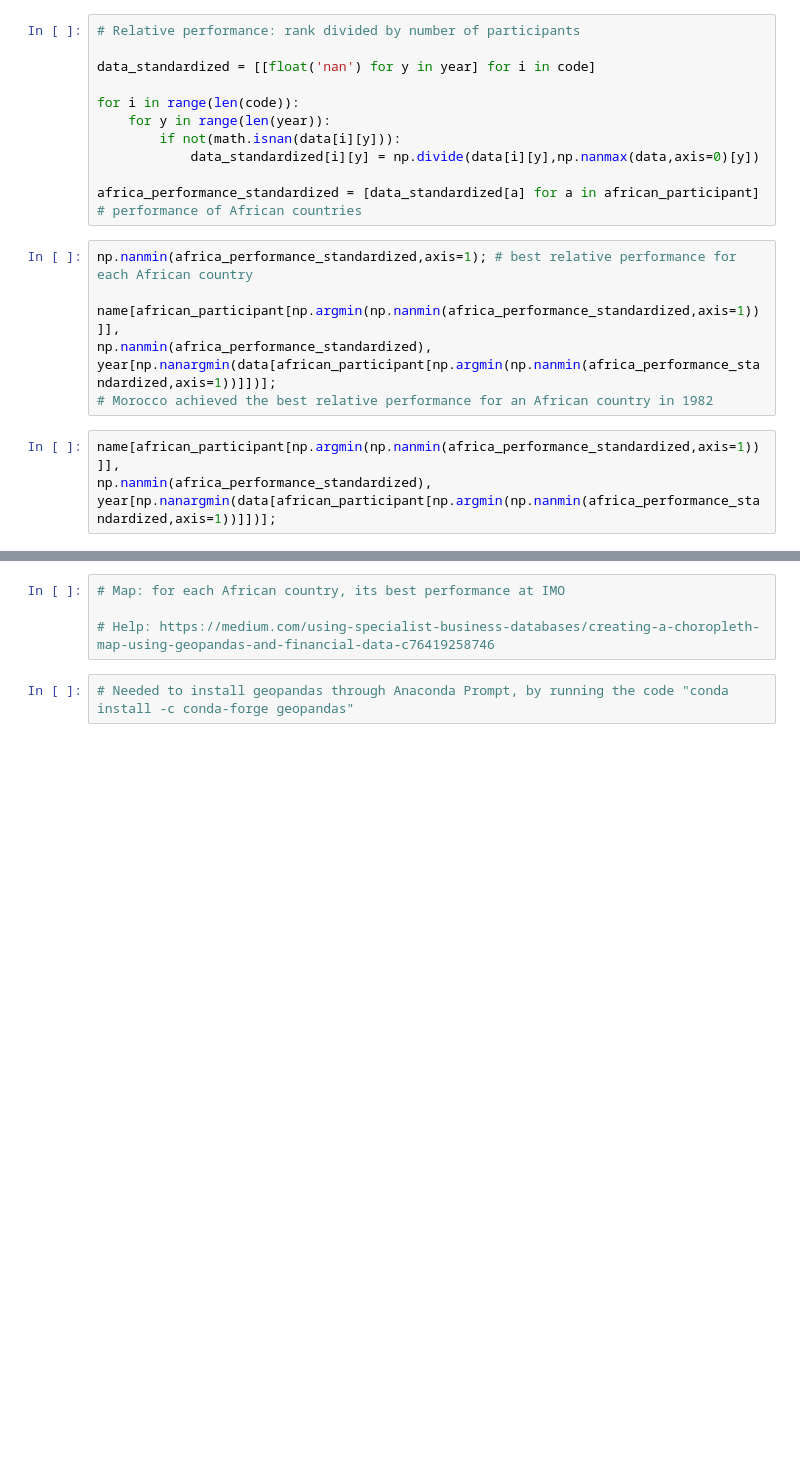
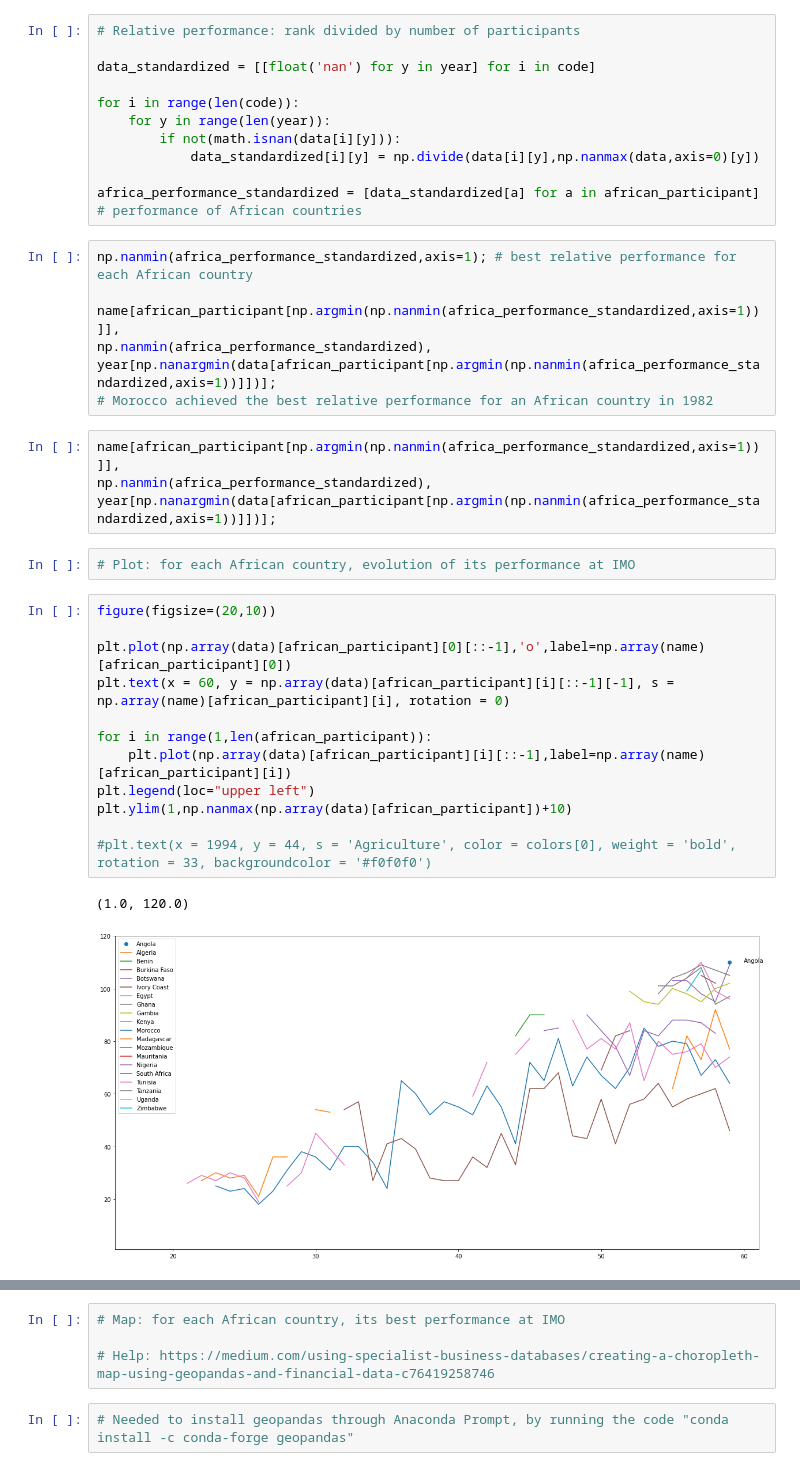
Before and after one commit to Djimdou/Side-Projects, a Jupyter notebook: IMO-Web-Scraping.ipynb, the cells around one changed output, grey strips where cells are left out. Cells and saved outputs as stored; diff of their text form; blank space fills up the shorter version.

```diff
--- a/IMO-Web-Scraping.ipynb
+++ b/IMO-Web-Scraping.ipynb
@@ -94,3 +97,20 @@ year[np.nanargmin(data[african_participant[np.argmin(np.nanmin(africa_performanc
 name[african_participant[np.argmin(np.nanmin(africa_performance_standardized,axis=1))]],
 np.nanmin(africa_performance_standardized),
 year[np.nanargmin(data[african_participant[np.argmin(np.nanmin(africa_performance_standardized,axis=1))]])];
+# %%
+# Plot: for each African country, evolution of its performance at IMO
+# %%
+figure(figsize=(20,10))
+
+plt.plot(np.array(data)[african_participant][0][::-1],'o',label=np.array(name)[african_participant][0])
+plt.text(x = 60, y = np.array(data)[african_participant][i][::-1][-1], s = np.array(name)[african_participant][i], rotation = 0)
+
+for i in range(1,len(african_participant)):
+    plt.plot(np.array(data)[african_participant][i][::-1],label=np.array(name)[african_participant][i])
+plt.legend(loc="upper left")
+plt.ylim(1,np.nanmax(np.array(data)[african_participant])+10)
+
+#plt.text(x = 1994, y = 44, s = 'Agriculture', color = colors[0], weight = 'bold', rotation = 33, backgroundcolor = '#f0f0f0')
+# %% [output]
+(1.0, 120.0)
+[figure, added]
```
Also changed, not shown: parts of 6 cells of this notebook.
